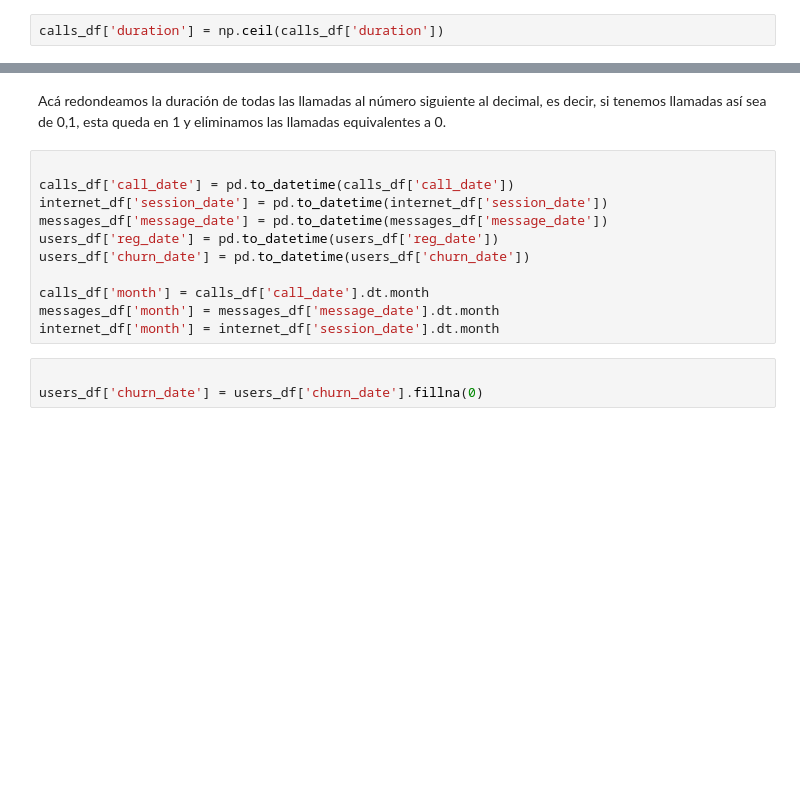
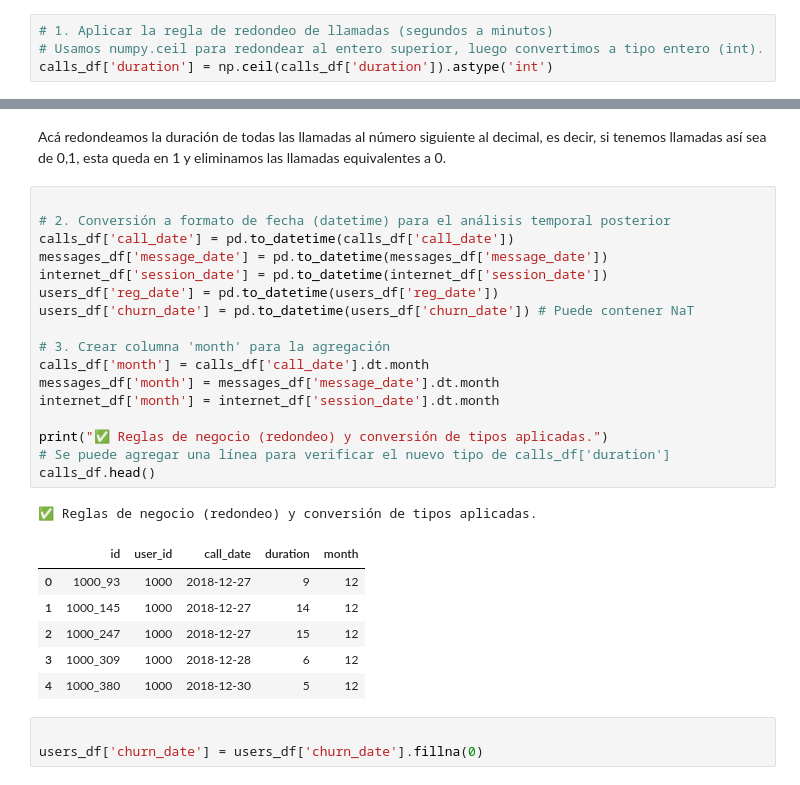
Before and after one commit to camilo180700/analisis-estrategico-telecom-megaline, a Jupyter notebook: analisis_planes_megaline.ipynb, the cells around one changed output, grey strips where cells are left out. Drawn from its saved outputs; the diff is of its cells as text; blank space fills up the shorter version.

```diff
--- a/planes_megaline.ipynb
+++ b/analisis_planes_megaline.ipynb
@@ -258,8 +167,10 @@ plans_df.head()
 |  | messages_included | mb_per_month_included | minutes_included | usd_monthly_pay | usd_per_gb | ... |
 | 0 | 50 | 15360 | 500 | 20 | 10 | ... |
 | 1 | 1000 | 30720 | 3000 | 70 | 7 | ... |
-# %%
-calls_df['duration'] = np.ceil(calls_df['duration'])
+# %%
+# 1. Aplicar la regla de redondeo de llamadas (segundos a minutos)
+# Usamos numpy.ceil para redondear al entero superior, luego convertimos a tipo entero (int).
+calls_df['duration'] = np.ceil(calls_df['duration']).astype('int')
 # %%
 calls_df = calls_df[calls_df['duration'] > 0]
 # %%
@@ -275,15 +186,29 @@ calls_df.head()
 Acá redondeamos la duración de todas las llamadas al número siguiente al decimal, es decir, si tenemos llamadas así sea de 0,1, esta queda en 1 y eliminamos las llamadas equivalentes a 0.
 # %%
 
+# 2. Conversión a formato de fecha (datetime) para el análisis temporal posterior
 calls_df['call_date'] = pd.to_datetime(calls_df['call_date'])
+messages_df['message_date'] = pd.to_datetime(messages_df['message_date'])
 internet_df['session_date'] = pd.to_datetime(internet_df['session_date'])
-messages_df['message_date'] = pd.to_datetime(messages_df['message_date'])
 users_df['reg_date'] = pd.to_datetime(users_df['reg_date'])
-users_df['churn_date'] = pd.to_datetime(users_df['churn_date'])
+users_df['churn_date'] = pd.to_datetime(users_df['churn_date']) # Puede contener NaT
 
+# 3. Crear columna 'month' para la agregación
 calls_df['month'] = calls_df['call_date'].dt.month
 messages_df['month'] = messages_df['message_date'].dt.month
 internet_df['month'] = internet_df['session_date'].dt.month
+
+print("✅ Reglas de negocio (redondeo) y conversión de tipos aplicadas.")
+# Se puede agregar una línea para verificar el nuevo tipo de calls_df['duration']
+calls_df.head()
+# %% [output]
+✅ Reglas de negocio (redondeo) y conversión de tipos aplicadas.
+|  | id | user_id | call_date | duration | month |
+| 0 | 1000_93 | 1000 | 2018-12-27 | 9 | 12 |
+| 1 | 1000_145 | 1000 | 2018-12-27 | 14 | 12 |
+| 2 | 1000_247 | 1000 | 2018-12-27 | 15 | 12 |
+| 3 | 1000_309 | 1000 | 2018-12-28 | 6 | 12 |
+| 4 | 1000_380 | 1000 | 2018-12-30 | 5 | 12 |
 # %%
 
 users_df['churn_date'] = users_df['churn_date'].fillna(0)
```
Also changed, not shown: parts of 9 cells of this notebook, 1 other file.
